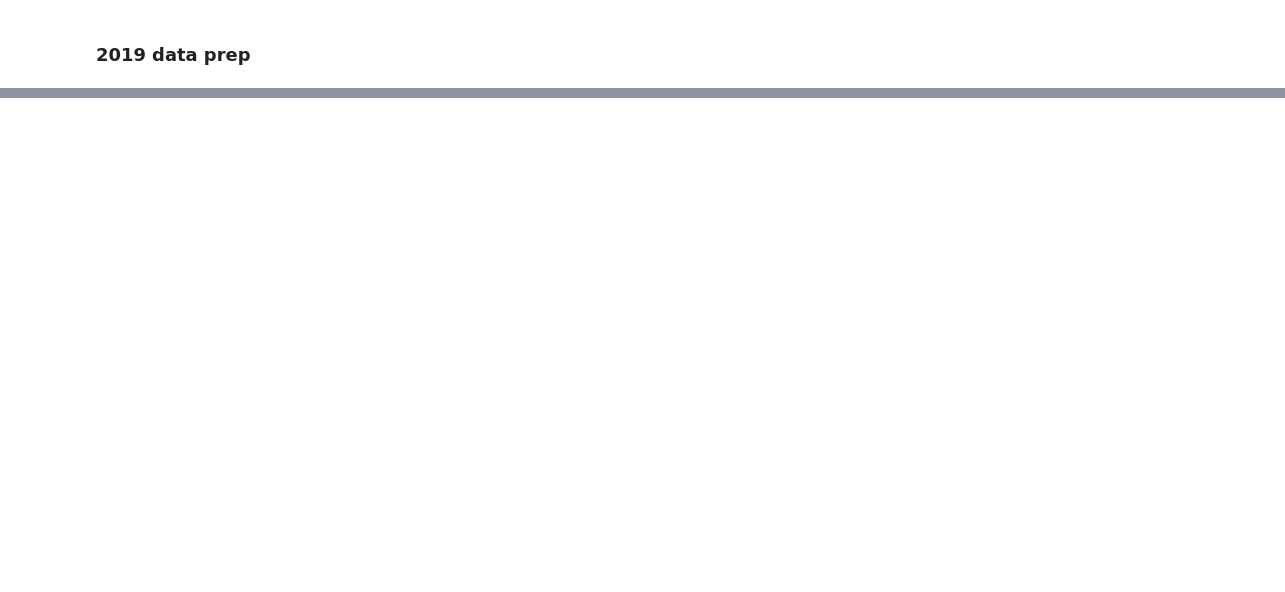
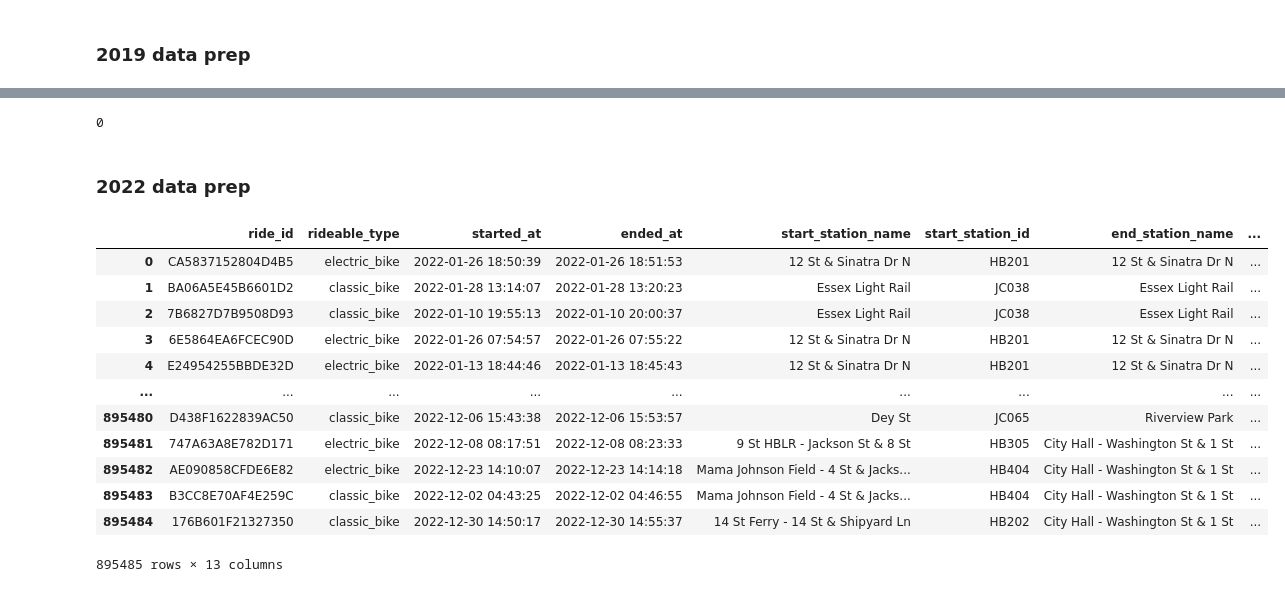
Before and after one commit to elrhmo/bike_sharing, a Jupyter notebook: data_prep.ipynb, the cells around one changed output, grey strips where cells are left out. Drawn from its saved outputs; the diff is of its cells as text; code cells hidden in the pictures; blank space fills up the shorter version.

Commit message:
preparing citibike data

```diff
--- a/data_prep.ipynb
+++ b/data_prep.ipynb
@@ -1922,0 +1942,6 @@ Extraction completed.
+# %%
+from glob import glob
+
+# using glob to list all the csv file in the bikefolder filepath
+all_csv = glob("C:\\Users\\EMoses\\OneDrive - Birkbeck, University of London\\Documents\\Birkbeck\\2022-23\\Paper\\bike_sharing\\data\\citibike"+str('/*.csv'))
+all_csv
@@ -1923,2 +1966,8 @@ Extraction completed.
+# %%
+# creating a list of csv files that contain '2019' and '2022' respectively
+csv_2019 = [item for item in all_csv if 'JC-2019' in item]
+csv_2020 = [item for item in all_csv if 'JC-2020' in item]
+csv_2022 = [item for item in all_csv if 'JC-2022' in item]
+csv_2023 = [item for item in all_csv if 'JC-2023' in item]
 # %% [markdown]
 ### 2019 data prep
@@ -1924,0 +2060,32 @@ Extraction completed.
+# %%
+# check if and removing any rides that aren't from 2019. In this instance there are none
+bike_data_2019 = data_2019[data_2019['Start Date'].dt.year == 2019]
+bike_data_2019
+len(data_2019) - len(bike_data_2019)
+# %% [output]
+0
+# %% [markdown]
+### 2022 data prep
+# %%
+# using list comprehension that reads each csv file from the list and generates a sequence of dataframes
+dfs_2022 = (pd.read_csv(csv) for csv in csv_2022)
+
+# concatenate csvs them into a single DataFrame using pd.concat()
+# ignore_index=True parameter resets the index of the resulting DataFrame, so that it is a continuous sequence of integers.
+data_2022 = pd.concat(dfs_2022, ignore_index=True)
+# %%
+data_2022
+# %% [output]
+|  | ride_id | rideable_type | started_at | ended_at | start_station_name | start_station_id | end_station_name | ... |
+| 0 | CA5837152804D4B5 | electric_bike | 2022-01-26 18:50:39 | 2022-01-26 18:51:53 | 12 St & Sinatra Dr N | HB201 | 12 St & Sinatra Dr N | ... |
+| 1 | BA06A5E45B6601D2 | classic_bike | 2022-01-28 13:14:07 | 2022-01-28 13:20:23 | Essex Light Rail | JC038 | Essex Light Rail | ... |
+| 2 | 7B6827D7B9508D93 | classic_bike | 2022-01-10 19:55:13 | 2022-01-10 20:00:37 | Essex Light Rail | JC038 | Essex Light Rail | ... |
+| 3 | 6E5864EA6FCEC90D | electric_bike | 2022-01-26 07:54:57 | 2022-01-26 07:55:22 | 12 St & Sinatra Dr N | HB201 | 12 St & Sinatra Dr N | ... |
+| 4 | E24954255BBDE32D | electric_bike | 2022-01-13 18:44:46 | 2022-01-13 18:45:43 | 12 St & Sinatra Dr N | HB201 | 12 St & Sinatra Dr N | ... |
+| ... | ... | ... | ... | ... | ... | ... | ... | ... |
+| 895480 | D438F1622839AC50 | classic_bike | 2022-12-06 15:43:38 | 2022-12-06 15:53:57 | Dey St | JC065 | Riverview Park | ... |
+| 895481 | 747A63A8E782D171 | electric_bike | 2022-12-08 08:17:51 | 2022-12-08 08:23:33 | 9 St HBLR - Jackson St & 8 St | HB305 | City Hall - Washington St & 1 St | ... |
+| 895482 | AE090858CFDE6E82 | electric_bike | 2022-12-23 14:10:07 | 2022-12-23 14:14:18 | Mama Johnson Field - 4 St & Jacks... | HB404 | City Hall - Washington St & 1 St | ... |
+| 895483 | B3CC8E70AF4E259C | classic_bike | 2022-12-02 04:43:25 | 2022-12-02 04:46:55 | Mama Johnson Field - 4 St & Jacks... | HB404 | City Hall - Washington St & 1 St | ... |
+| 895484 | 176B601F21327350 | classic_bike | 2022-12-30 14:50:17 | 2022-12-30 14:55:37 | 14 St Ferry - 14 St & Shipyard Ln | HB202 | City Hall - Washington St & 1 St | ... |
+895485 rows × 13 columns
```
Also changed, not shown: parts of 19 cells of this notebook.
